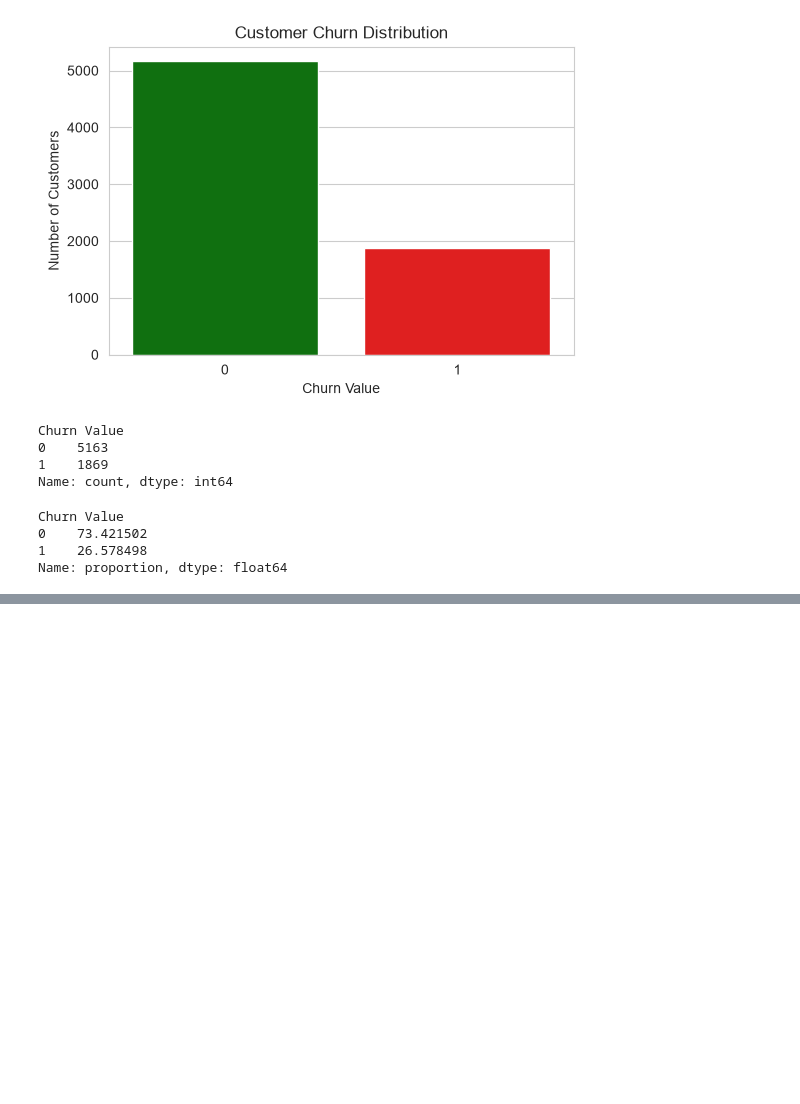
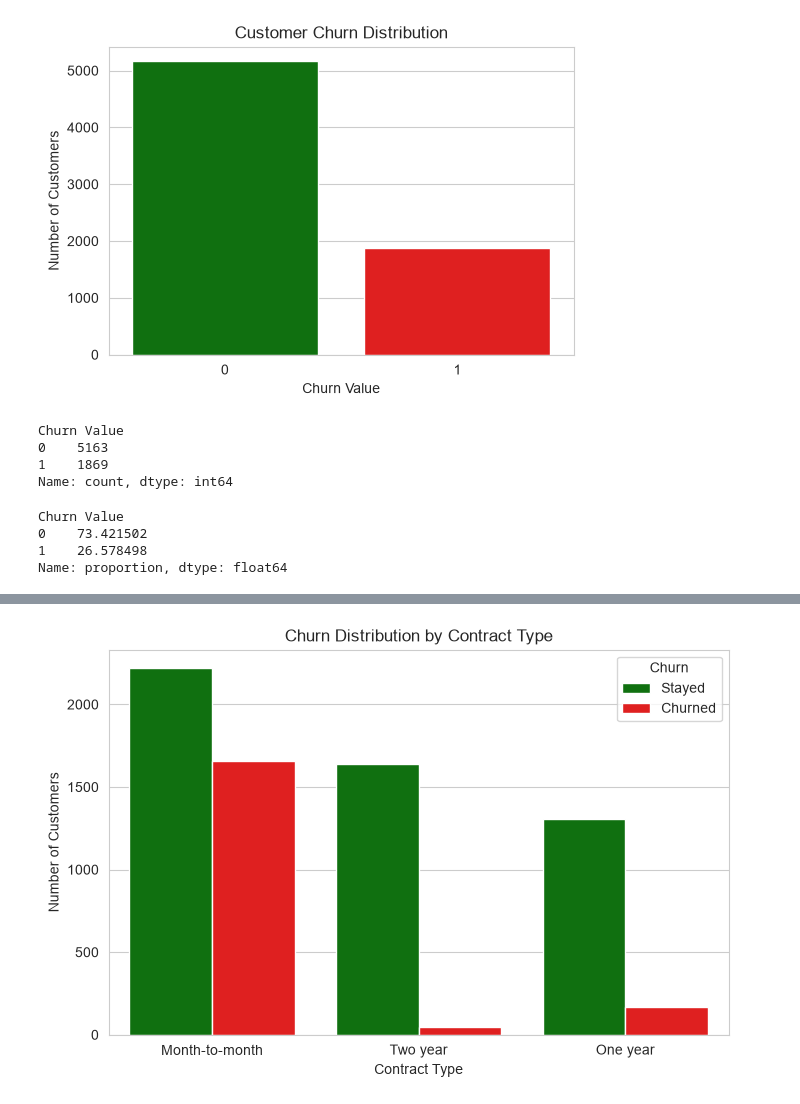
Before and after one commit to diksha-t/Customer-Churn-Prediction, a Jupyter notebook: notebooks/03_eda.ipynb, the cells around one changed output, grey strips where cells are left out. Saved outputs shown, nothing was run; the diff lists cells and outputs as text; code cells hidden in the pictures; blank space fills up the shorter version.

```diff
--- a/notebooks/03_eda.ipynb
+++ b/notebooks/03_eda.ipynb
@@ -51,0 +51,10 @@ print(df.columns.tolist())
+# %%
+plt.figure(figsize=(8, 5))
+sns.countplot(data= df, x="Contract", hue="Churn Value", palette=["green", "red"])
+plt.title("Churn Distribution by Contract Type")
+plt.xlabel("Contract Type")
+plt.ylabel("Number of Customers")
+plt.legend(title="Churn", labels=["Stayed", "Churned"])
+plt.show()
+# %% [output]
+[figure, added]
```
Also changed, not shown: parts of 6 cells of this notebook, 3 other files.
